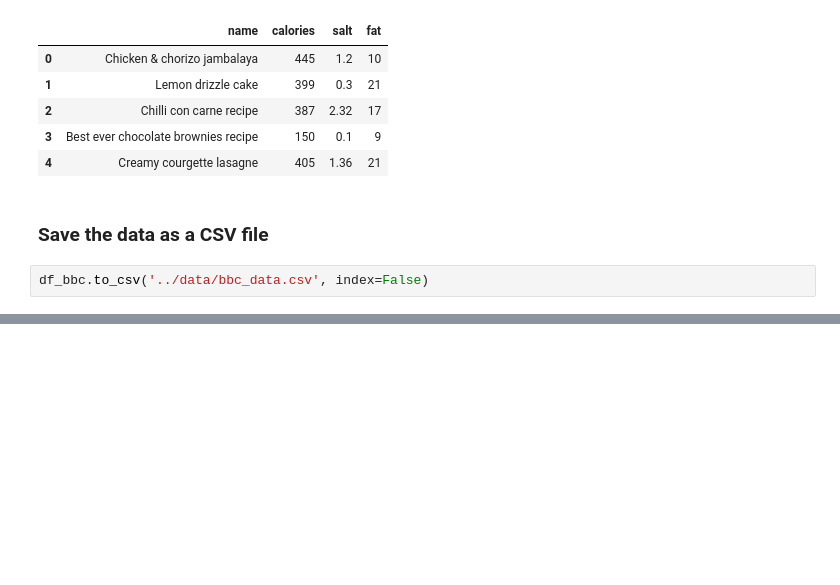
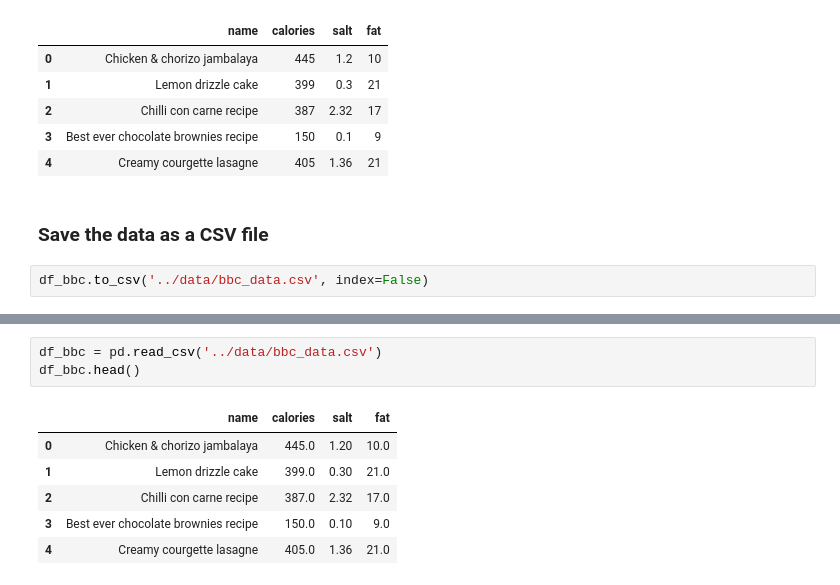
Before and after one commit to lse-ds105/ds105a-project-chadgpt, a Jupyter notebook: notebooks/04 Tests for Cosine Similarity.ipynb, the cells around one changed output, grey strips where cells are left out. Cells and saved outputs as stored; diff of their text form; blank space fills up the shorter version.

```diff
--- a/notebooks/04 Tests for Cosine Similarity.ipynb
+++ b/notebooks/04 Tests for Cosine Similarity.ipynb
@@ -194,0 +83,10 @@ TypeError: 'NoneType' object is not subscriptable
+# %%
+df_bbc = pd.read_csv('../data/bbc_data.csv')
+df_bbc.head()
+# %% [output]
+|  | name | calories | salt | fat |
+| 0 | Chicken & chorizo jambalaya | 445.0 | 1.20 | 10.0 |
+| 1 | Lemon drizzle cake | 399.0 | 0.30 | 21.0 |
+| 2 | Chilli con carne recipe | 387.0 | 2.32 | 17.0 |
+| 3 | Best ever chocolate brownies recipe | 150.0 | 0.10 | 9.0 |
+| 4 | Creamy courgette lasagne | 405.0 | 1.36 | 21.0 |
```
Also changed, not shown: parts of 10 cells of this notebook, 4 other files.
